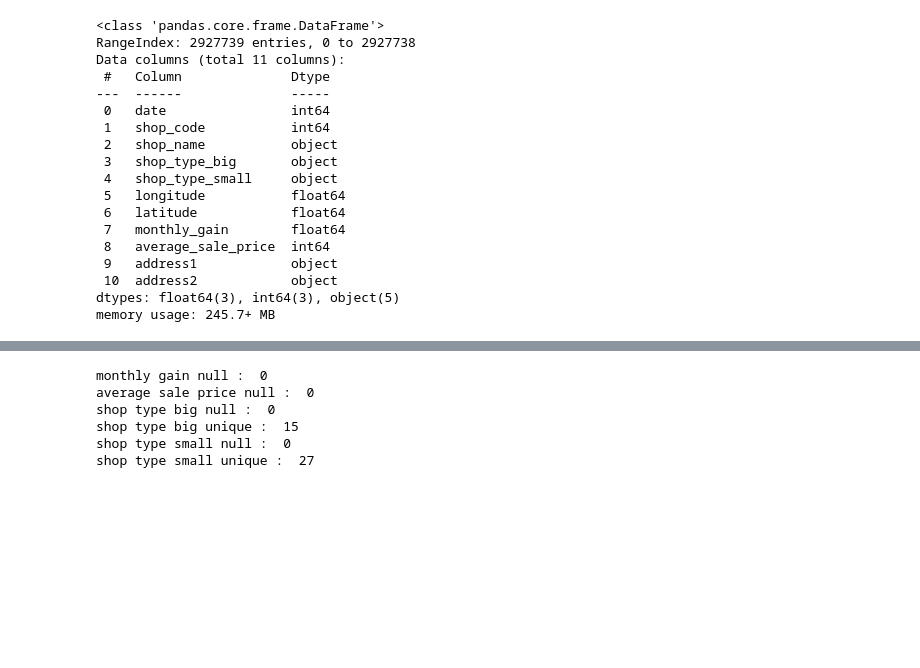
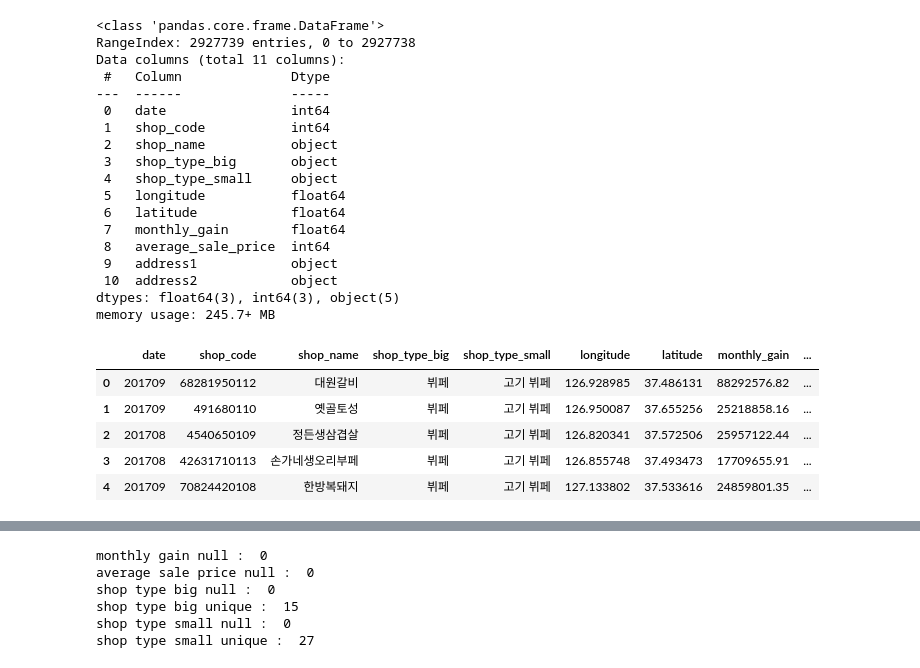
Before and after one commit to iDolphin99/Commerical_data_analysis, a Jupyter notebook: dolphin/baseline_classification_big_NLP.ipynb, the cells around one changed output, grey strips where cells are left out. Saved outputs shown, nothing was run; the diff lists cells and outputs as text; code cells hidden in the pictures; blank space fills up the shorter version.

```diff
--- a/dolphin/baseline_classification_big_NLP.ipynb
+++ b/dolphin/baseline_classification_big_NLP.ipynb
@@ -109,6 +118,15 @@ Data columns (total 11 columns):
  10  address2            object
 dtypes: float64(3), int64(3), object(5)
 memory usage: 245.7+ MB
+# %%
+data.head()
+# %% [output]
+|  | date | shop_code | shop_name | shop_type_big | shop_type_small | longitude | latitude | monthly_gain | ... |
+| 0 | 201709 | 68281950112 | 대원갈비 | 뷔페 | 고기 뷔페 | 126.928985 | 37.486131 | 88292576.82 | ... |
+| 1 | 201709 | 491680110 | 옛골토성 | 뷔페 | 고기 뷔페 | 126.950087 | 37.655256 | 25218858.16 | ... |
+| 2 | 201708 | 4540650109 | 정든생삼겹살 | 뷔페 | 고기 뷔페 | 126.820341 | 37.572506 | 25957122.44 | ... |
+| 3 | 201708 | 42631710113 | 손가네생오리부페 | 뷔페 | 고기 뷔페 | 126.855748 | 37.493473 | 17709655.91 | ... |
+| 4 | 201709 | 70824420108 | 한방복돼지 | 뷔페 | 고기 뷔페 | 127.133802 | 37.533616 | 24859801.35 | ... |
 # %% [markdown]
 # 3. Preprocessing
 data -> processed_data
```
Also changed, not shown: parts of 10 cells of this notebook, 2 other files.
